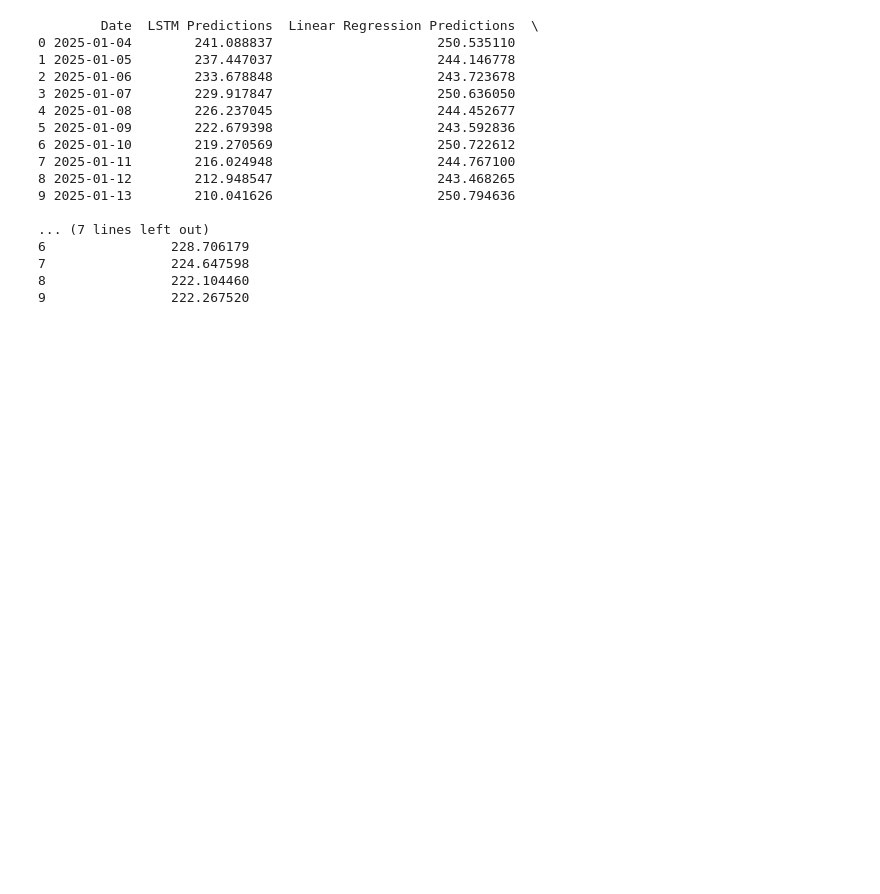
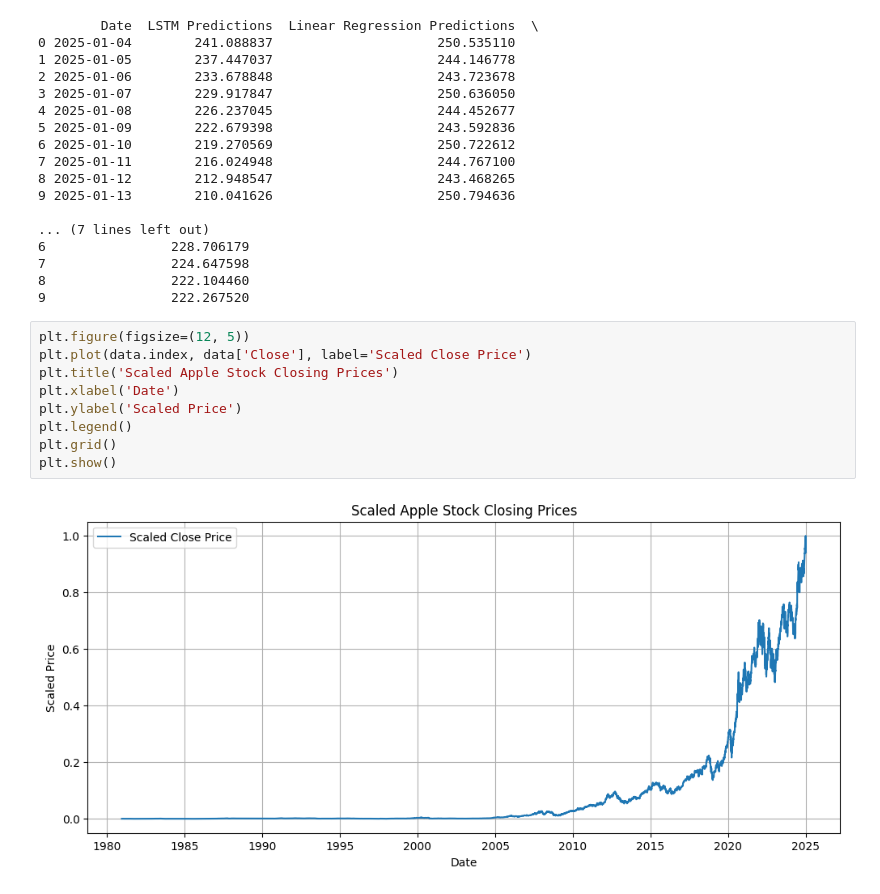
Before and after one commit to kaushik-gowda/Hybrid_ML_model, a Jupyter notebook: notebook/hybrid_model.ipynb, the cells around one changed output. Saved outputs shown, nothing was run; the diff lists cells and outputs as text; blank space fills up the shorter version.

Commit message:
graph plots

```diff
--- a/notebook/hybrid_model.ipynb
+++ b/notebook/hybrid_model.ipynb
@@ -201,3 +203,14 @@ print(predictions_df)
 7                224.647598
 8                222.104460
 9                222.267520
+# %%
+plt.figure(figsize=(12, 5))
+plt.plot(data.index, data['Close'], label='Scaled Close Price')
+plt.title('Scaled Apple Stock Closing Prices')
+plt.xlabel('Date')
+plt.ylabel('Scaled Price')
+plt.legend()
+plt.grid()
+plt.show()
+# %% [output]
+[figure, added]
```
Also changed, not shown: parts of 5 cells of this notebook, 2 other files.
